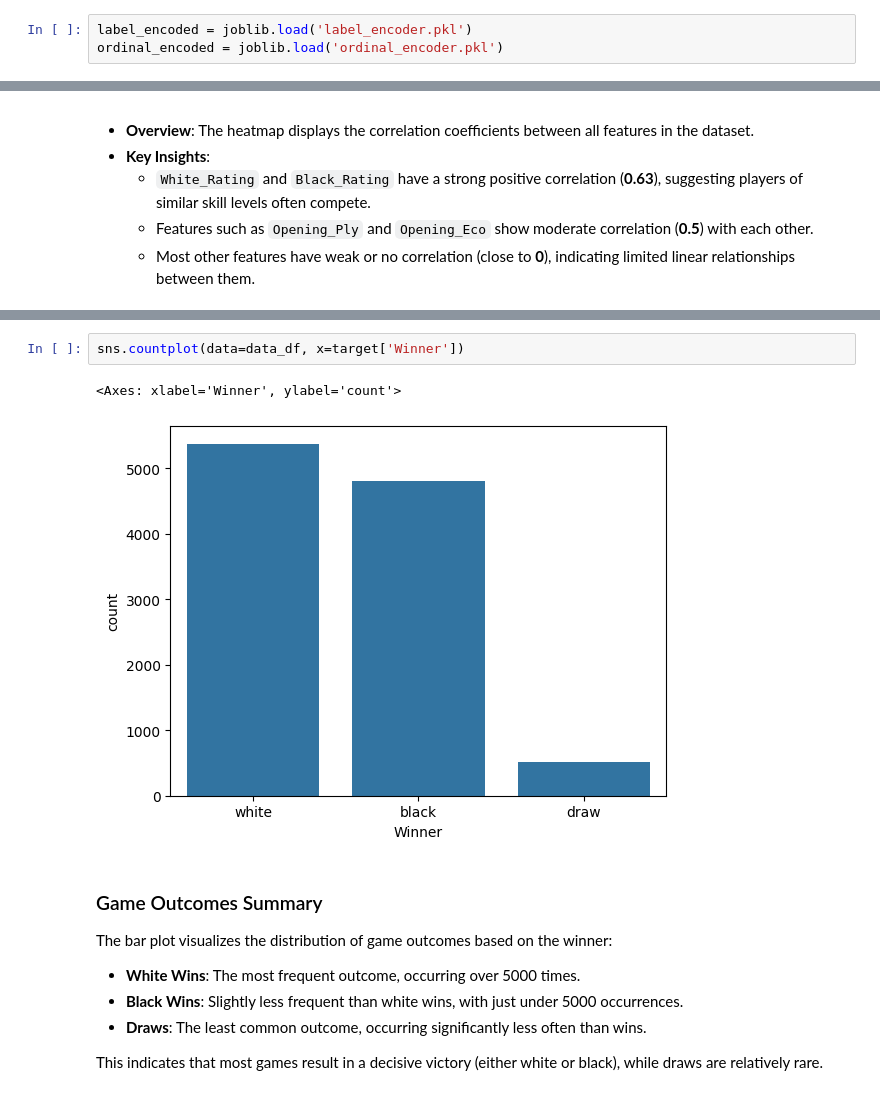
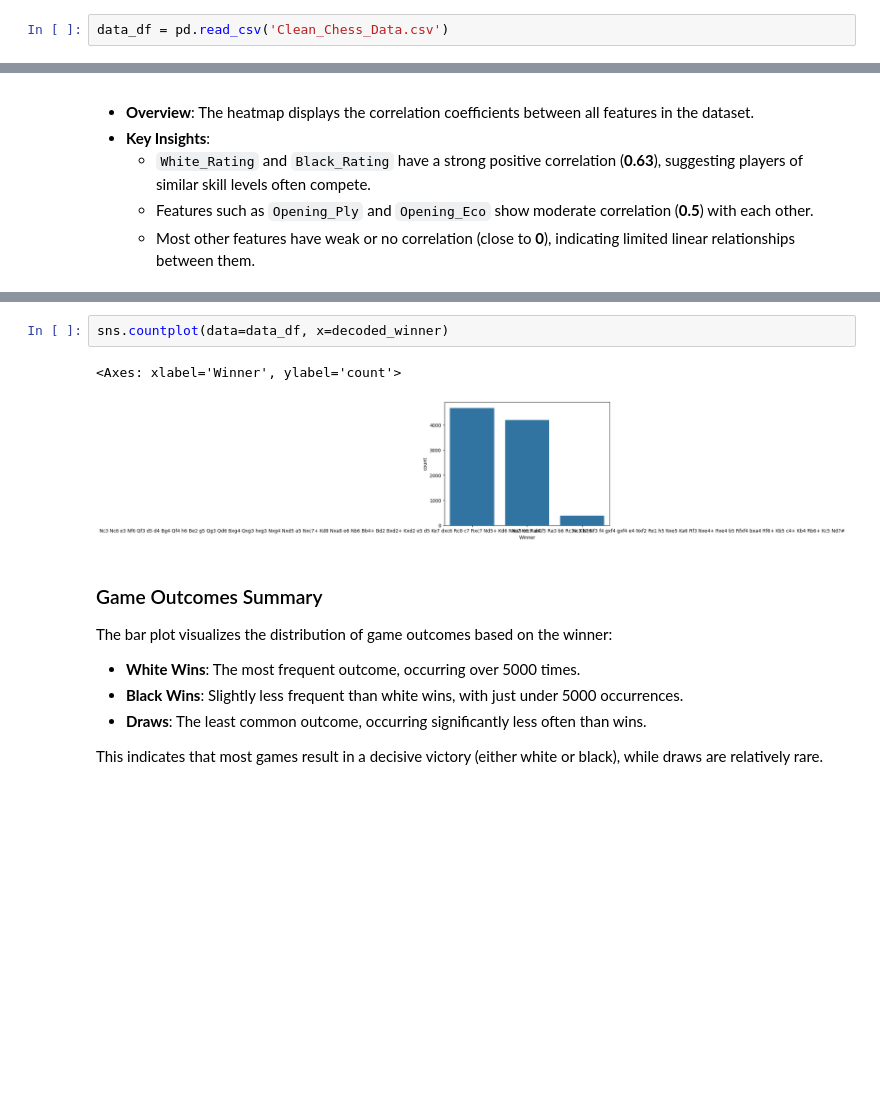
Before and after one commit to Dibij/Chess, a Jupyter notebook: Visualization.ipynb, the cells around one changed output, grey strips where cells are left out. Cells and saved outputs as stored; diff of their text form; blank space fills up the shorter version.

```diff
--- a/Visualization.ipynb
+++ b/Visualization.ipynb
@@ -13,3 +8,2 @@ decoded_data = data_df.copy()
-# %%
-label_encoded = joblib.load('label_encoder.pkl')
-ordinal_encoded = joblib.load('ordinal_encoder.pkl')
+# %%
+data_df = pd.read_csv('Clean_Chess_Data.csv')
@@ -70,8 +169,8 @@ plt.legend()
 # %%
-sns.countplot(data=data_df, x=target['Winner'])
+sns.countplot(data=data_df, x=decoded_winner)
 # %% [output]
 <Axes: xlabel='Winner', ylabel='count'>
-[figure, old version]
+[figure, new version]
 # %% [markdown]
 ### Game Outcomes Summary
 
```
Also changed, not shown: parts of 42 cells of this notebook, 1 other file.
